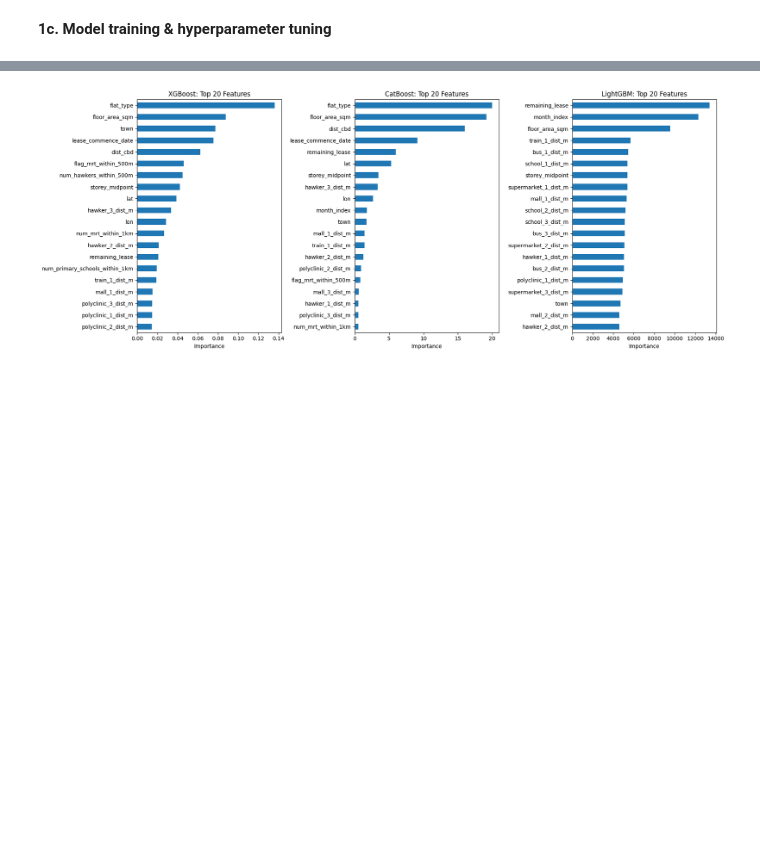
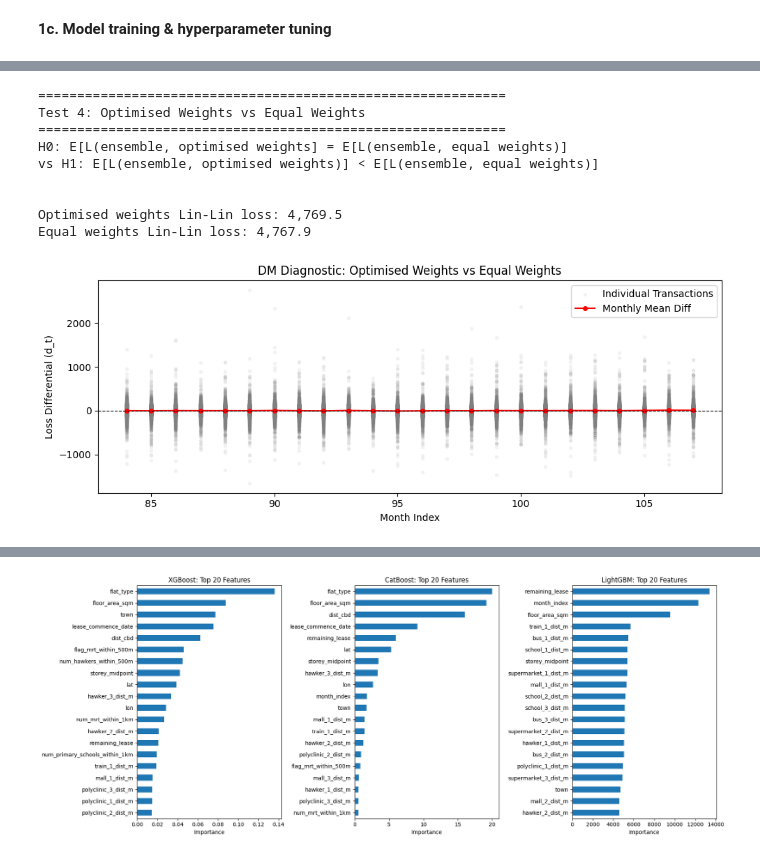
Before and after one commit to geriannebu/homerun-sg, a Jupyter notebook: backend_predictor_listings/price_predictor/notebooks/model_training.ipynb, the cells around one changed output, grey strips where cells are left out. Cells and saved outputs as stored; diff of their text form; code cells hidden in the pictures; blank space fills up the shorter version.

```diff
--- a/backend_predictor_listings/price_predictor/notebooks/model_training.ipynb
+++ b/backend_predictor_listings/price_predictor/notebooks/model_training.ipynb
@@ -929,0 +1129,72 @@ MAPE: 4.53%
+# %%
+# Test 4: Ensemble with optimised weights vs equal weights
+if stage_b_ensemble_wins:
+    val_preds_list  = [winners_val_pred[n] for n in w_names]
+    test_preds_list = [winners_pred[n] for n in w_names]
+    if "RandomForest" in current_names:
+        val_preds_list  += [rf_val_pred]
+        test_preds_list += [rf_pred]
+
+    stacked_val = np.stack(val_preds_list,  axis=1)
+    stacked_test = np.stack(test_preds_list, axis=1)
+    n_models = stacked_val.shape[1]
+
+    def ens_linlin(w):
+        return linlin_loss(y_val.values, stacked_val @ w)[1]
+
+    result = minimize(
+        ens_linlin,
+        x0=np.ones(n_models) / n_models,
+        method="SLSQP",
+        bounds=[(0, 1)] * n_models,
+        constraints={"type": "eq", "fun": lambda w: w.sum() - 1}
+    )
+    opt_weights = result.x
+    opt_pred = stacked_test @ opt_weights
+    equal_pred = stacked_test.mean(axis=1)
+    equal_weights = np.ones(n_models) / n_models
+
+    pb_opt = linlin_loss(y_test_arr, opt_pred)[1]
+    pb_equal = linlin_loss(y_test_arr, equal_pred)[1]
+    print("=" * 60)
+    print("Test 4: Optimised Weights vs Equal Weights")
+    print("=" * 60)
+    print("H0: E[L(ensemble, optimised weights] = E[L(ensemble, equal weights)]")
+    print("vs H1: E[L(ensemble, optimised weights)] < E[L(ensemble, equal weights)]")
+    print("\n")
+    print(f"Optimised weights Lin-Lin loss: {pb_opt:,.1f}")
+    print(f"Equal weights Lin-Lin loss: {pb_equal:,.1f}")
+
+    t, p, significant = dm_test(
+        y_test_arr, opt_pred, equal_pred,
+        groups=test_df['town'], month_index=test_df['month_index'],
+        bonferroni_n=1, label="Optimised Weights vs Equal Weights"
+    )
+    if significant:
+        final_pred = opt_pred
+        final_weights = opt_weights
+        final_weights_label = "optimised"
+    else:
+        final_pred = equal_pred
+        final_weights = equal_weights
+        final_weights_label = "equal"
+
+    res_ens_opt = evaluate("Ensemble (optimised weights)", y_test, opt_pred, rpi_test)
+else:
+    final_pred = current_pred
+    final_weights = np.array([1.0])
+    final_weights_label = "equal"
+    equal_pred = current_pred
+
+final_model_names = current_names
+# %% [output]
+============================================================
+Test 4: Optimised Weights vs Equal Weights
+============================================================
+H0: E[L(ensemble, optimised weights] = E[L(ensemble, equal weights)]
+vs H1: E[L(ensemble, optimised weights)] < E[L(ensemble, equal weights)]
+
+
+Optimised weights Lin-Lin loss: 4,769.5
+Equal weights Lin-Lin loss: 4,767.9
+[figure, added]
```
Also changed, not shown: parts of 25 cells of this notebook, 14 other files.
